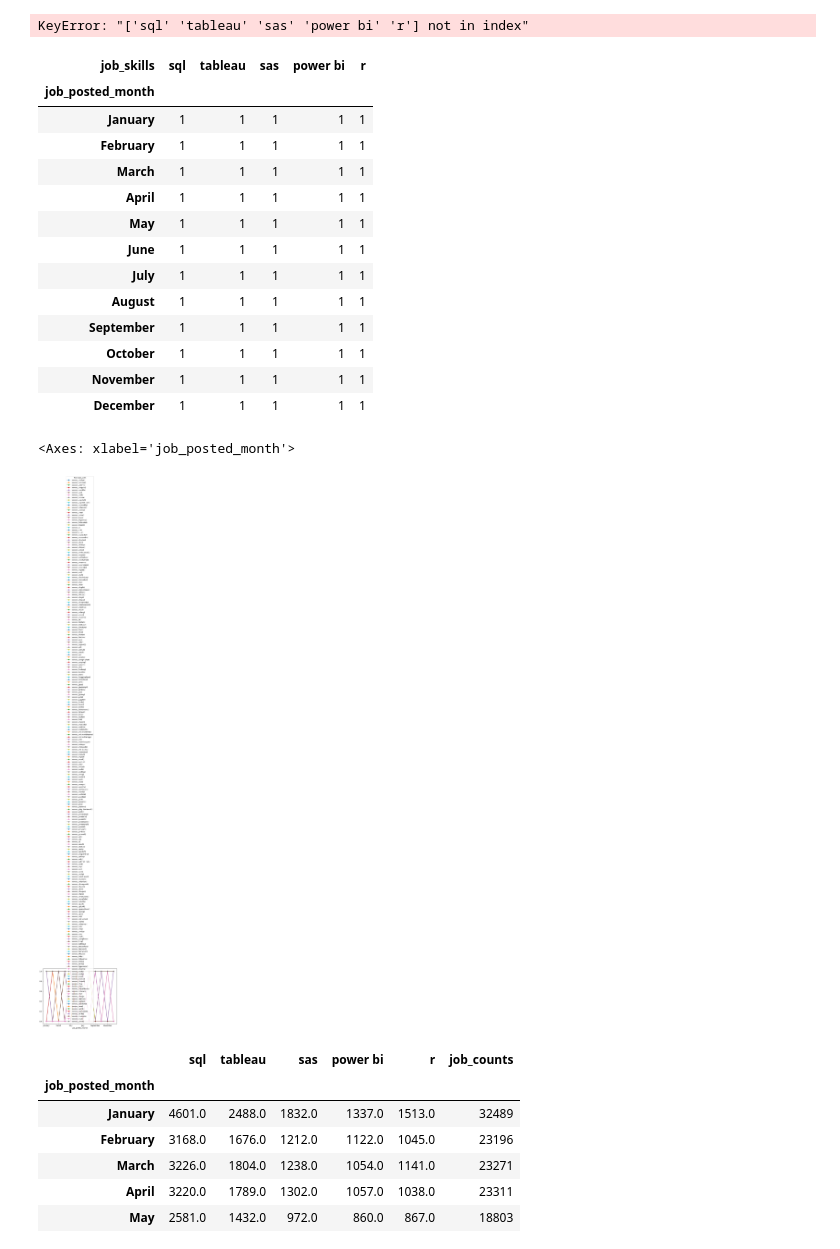
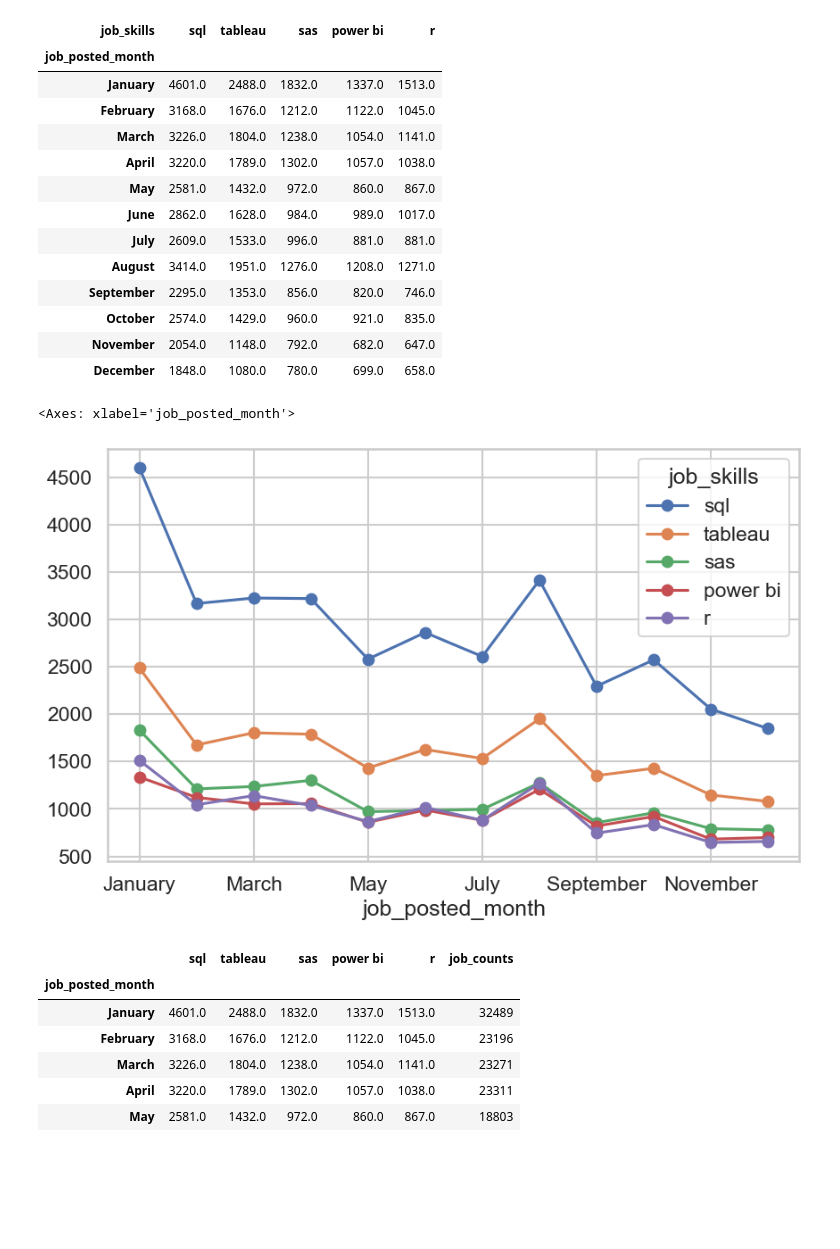
Before and after one commit to EslamSayed-jpg/Job-Skills, a Jupyter notebook: Skill_Trends.ipynb, the cells around one changed output. Drawn from its saved outputs; the diff is of its cells as text; code cells hidden in the pictures; blank space fills up the shorter version.

```diff
--- a/Skill_Trends.ipynb
+++ b/Skill_Trends.ipynb
@@ -19,11 +19,7 @@ df_DA_US = df[(df['job_title_short'] == 'Data Analyst') & (df['job_country'] ==
 df_DA_US = df_DA_US.explode("job_skills")
 # %%
 df_DA_US['job_posted_month'] = df_DA_US['job_posted_date'].dt.month_name()
-# %%
-df_plot = df_DA_US.groupby(['job_posted_month', 'job_skills']).size().reset_index(name='counts')
-# %%
-df_plot.sort_values(by=['job_posted_month', 'counts'], ascending=[True, False], inplace=True)
 # %%
-df_pivot = df_plot.pivot_table(index='job_posted_month', columns='job_skills', aggfunc='count', fill_value=0)
+df_pivot = df_plot.pivot_table(index='job_posted_month', columns='job_skills', values='counts', fill_value=0)
 df_pivot
 # %% [output]
@@ -52,30 +47,28 @@ df_pivot = df_pivot.loc[months_present]
 df_skills = df_plot['job_skills'].value_counts().sort_values(ascending=False).head(5).index.tolist()
 # %%
 df_pivot = df_pivot[df_skills]
-# %% [output]
-KeyError: "['sql' 'tableau' 'sas' 'power bi' 'r'] not in index"
 # %%
 df_pivot
 # %% [output]
 | job_skills | sql | tableau | sas | power bi | r |
 | job_posted_month |  |  |  |  |  |
-| January | 1 | 1 | 1 | 1 | 1 |
-| February | 1 | 1 | 1 | 1 | 1 |
-| March | 1 | 1 | 1 | 1 | 1 |
-| April | 1 | 1 | 1 | 1 | 1 |
-| May | 1 | 1 | 1 | 1 | 1 |
-| June | 1 | 1 | 1 | 1 | 1 |
-| July | 1 | 1 | 1 | 1 | 1 |
-| August | 1 | 1 | 1 | 1 | 1 |
-| September | 1 | 1 | 1 | 1 | 1 |
-| October | 1 | 1 | 1 | 1 | 1 |
-| November | 1 | 1 | 1 | 1 | 1 |
-| December | 1 | 1 | 1 | 1 | 1 |
+| January | 4601.0 | 2488.0 | 1832.0 | 1337.0 | 1513.0 |
+| February | 3168.0 | 1676.0 | 1212.0 | 1122.0 | 1045.0 |
+| March | 3226.0 | 1804.0 | 1238.0 | 1054.0 | 1141.0 |
+| April | 3220.0 | 1789.0 | 1302.0 | 1057.0 | 1038.0 |
+| May | 2581.0 | 1432.0 | 972.0 | 860.0 | 867.0 |
+| June | 2862.0 | 1628.0 | 984.0 | 989.0 | 1017.0 |
+| July | 2609.0 | 1533.0 | 996.0 | 881.0 | 881.0 |
+| August | 3414.0 | 1951.0 | 1276.0 | 1208.0 | 1271.0 |
+| September | 2295.0 | 1353.0 | 856.0 | 820.0 | 746.0 |
+| October | 2574.0 | 1429.0 | 960.0 | 921.0 | 835.0 |
+| November | 2054.0 | 1148.0 | 792.0 | 682.0 | 647.0 |
+| December | 1848.0 | 1080.0 | 780.0 | 699.0 | 658.0 |
 # %%
-df_pivot.plot(kind='line', marker='o', figsize=(8, 6))
+df_pivot.plot(kind='line', marker='o', figsize=(10, 6))
 # %% [output]
 <Axes: xlabel='job_posted_month'>
-[figure, old version]
+[figure, new version]
 # %%
 jobs_per_month = df_DA_US.groupby('job_posted_month').size().reindex(months_present, fill_value=0)
 jobs_per_month = jobs_per_month.to_frame(name='job_counts')
```
Also changed, not shown: parts of 4 cells of this notebook.
